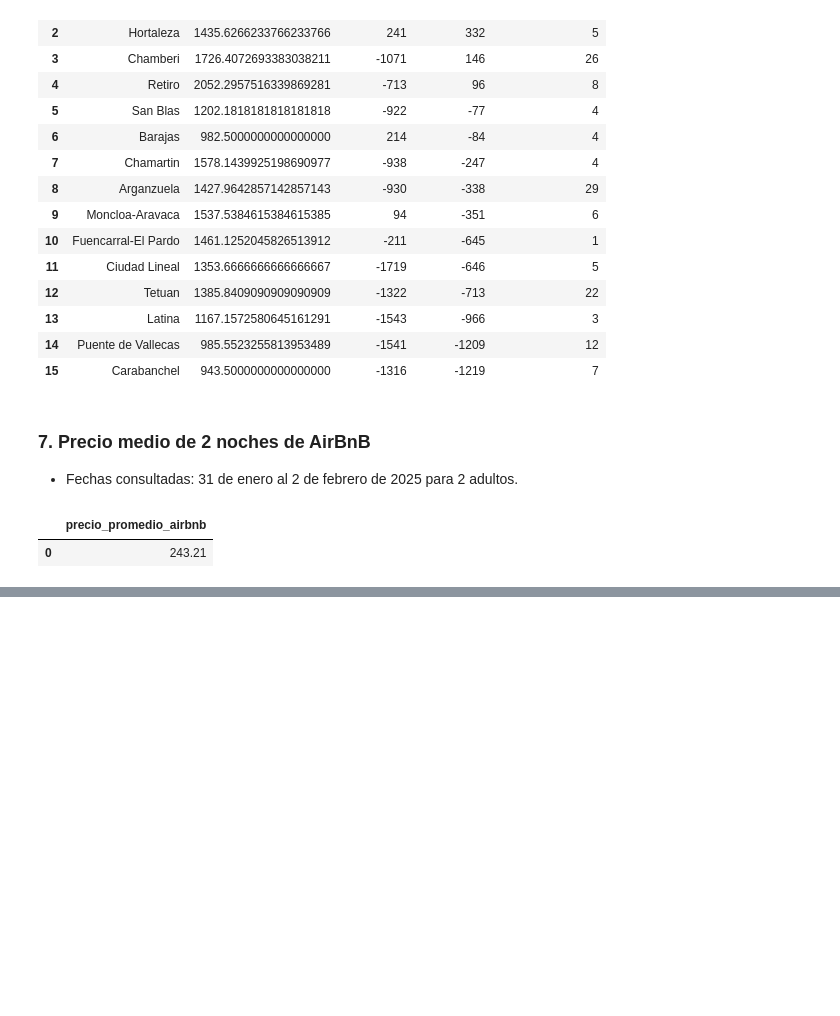
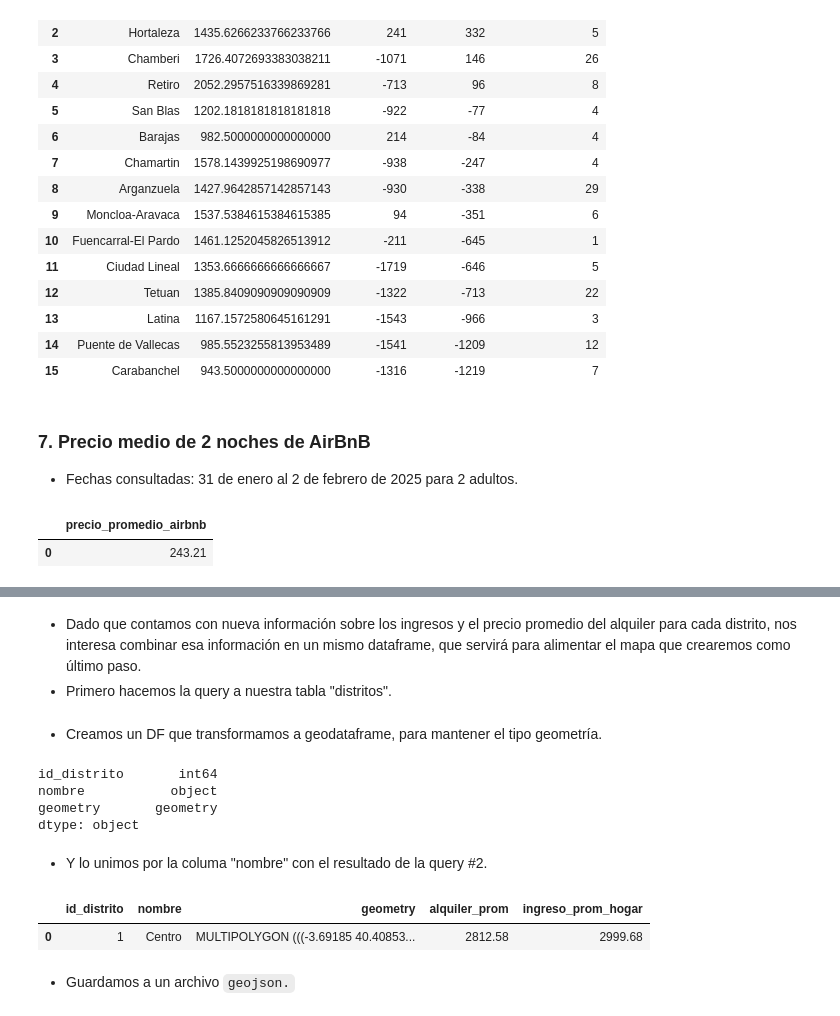
Before and after one commit to davfranco1/Proyecto5-ProyectoLibre-PreciosAlquileresMadrid, a Jupyter notebook: notebooks/3_QueriesVisualizaciónAnálisis.ipynb, the cells around one changed output, grey strips where cells are left out. Saved outputs shown, nothing was run; the diff lists cells and outputs as text; code cells hidden in the pictures; blank space fills up the shorter version.

```diff
--- a/notebooks/3_QueriesVisualizaciónAnálisis.ipynb
+++ b/notebooks/3_QueriesVisualizaciónAnálisis.ipynb
@@ -410,0 +412,33 @@ resultado7
+# %% [markdown]
+- Dado que contamos con nueva información sobre los ingresos y el precio promedio del alquiler para cada distrito, nos interesa combinar esa información en un mismo dataframe, que servirá para alimentar el mapa que crearemos como último paso.
+- Primero hacemos la query a nuestra tabla "distritos".
+# %%
+query8='''
+SELECT
+    id_distrito, nombre, ST_AsText(geometry) AS geometry
+FROM
+    distritos;
+'''
+# %% [markdown]
+- Creamos un DF que transformamos a geodataframe, para mantener el tipo geometría.
+# %%
+resultado8 = sf.dbeaver_fetch(sf.dbeaver_conexion("alquileresmadrid"),query8)
+gdf_distritos = gpd.GeoDataFrame(resultado8, geometry=gpd.GeoSeries.from_wkt(resultado8['geometry']))
+gdf_distritos.dtypes
+# %% [output]
+id_distrito       int64
+nombre           object
+geometry       geometry
+dtype: object
+# %% [markdown]
+- Y lo unimos por la columa "nombre" con el resultado de la query #2.
+# %%
+gdf_distritos_merge = pd.merge(gdf_distritos, resultado2, on='nombre', how='inner')
+gdf_distritos_merge.drop(columns = "porc_alquiler_ingreso", inplace=True)
+gdf_distritos_merge["ingreso_prom_hogar"] = gdf_distritos_merge["ingreso_prom_hogar"].round(2)
+gdf_distritos_merge.head(1)
+# %% [output]
+|  | id_distrito | nombre | geometry | alquiler_prom | ingreso_prom_hogar |
+| 0 | 1 | Centro | MULTIPOLYGON (((-3.69185 40.40853... | 2812.58 | 2999.68 |
+# %% [markdown]
+- Guardamos a un archivo `geojson.`
```
Also changed, not shown: parts of 14 cells of this notebook, 4 other files.
